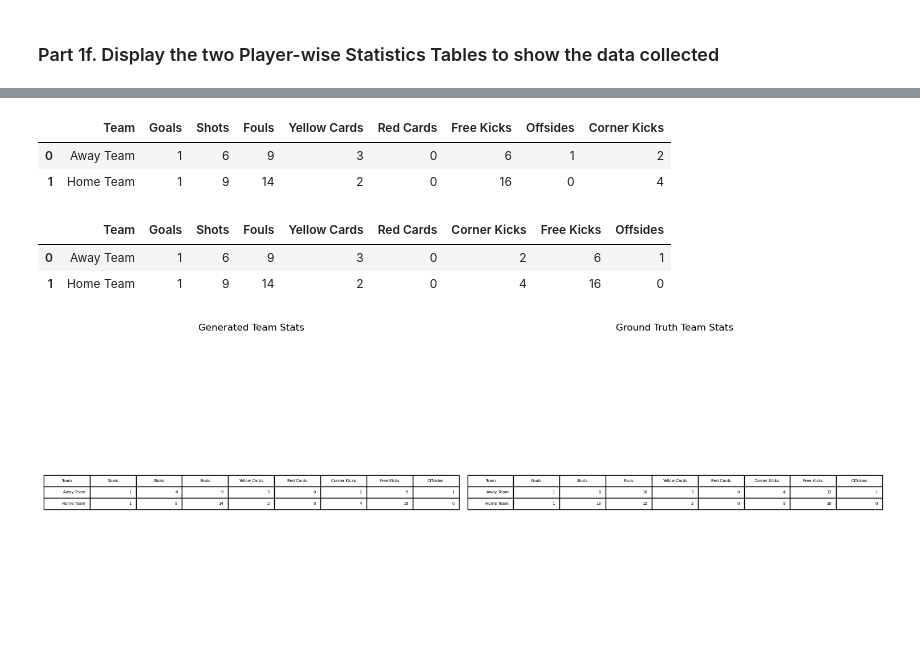
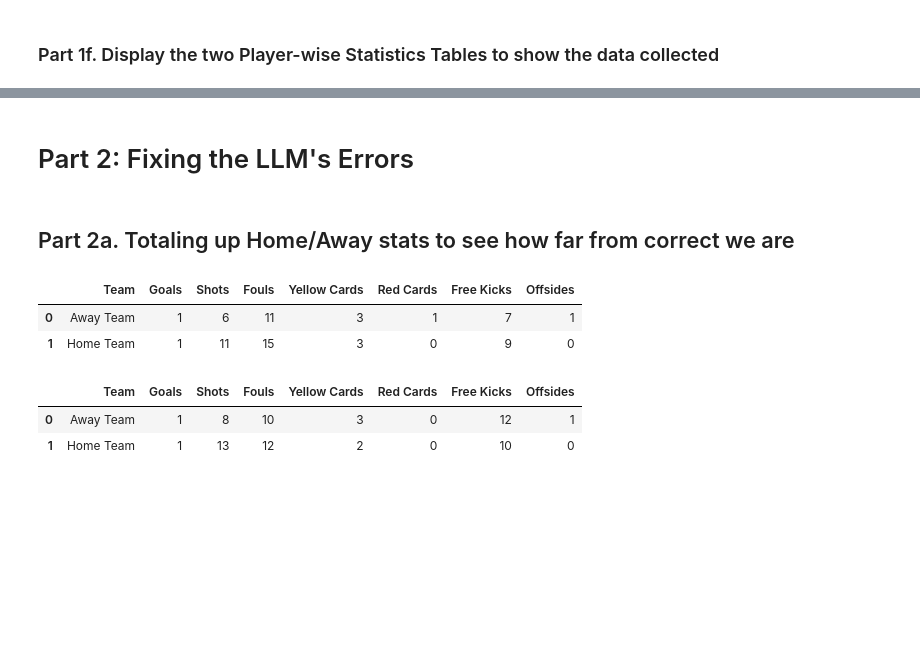
Before and after one commit to rishabhbaral-asu/SportsBench, a Jupyter notebook: LiveSum.ipynb, the cells around one changed output, grey strips where cells are left out. Saved outputs shown, nothing was run; the diff lists cells and outputs as text; code cells hidden in the pictures; blank space fills up the shorter version.

```diff
--- a/LiveSum.ipynb
+++ b/LiveSum.ipynb
@@ -293,36 +343,38 @@ plt.show()
-# %%
-# Display the team-wise stats table
-display(team_stats_df)
-# %% [output]
-|  | Team | Goals | Shots | Fouls | Yellow Cards | Red Cards | Free Kicks | Offsides | Corner Kicks |
-| 0 | Away Team | 1 | 6 | 9 | 3 | 0 | 6 | 1 | 2 |
-| 1 | Home Team | 1 | 9 | 14 | 2 | 0 | 16 | 0 | 4 |
-# %%
-# Reorder the columns in team_stats_df to match the order in table_df
-team_stats_df = team_stats_df[table_df.columns]
-
-# Display the updated DataFrame
-display(team_stats_df)
-# %% [output]
-|  | Team | Goals | Shots | Fouls | Yellow Cards | Red Cards | Corner Kicks | Free Kicks | Offsides |
-| 0 | Away Team | 1 | 6 | 9 | 3 | 0 | 2 | 6 | 1 |
-| 1 | Home Team | 1 | 9 | 14 | 2 | 0 | 4 | 16 | 0 |
-# %%
-fig, axes = plt.subplots(1, 2, figsize=(15, 6))
-
-# Plot the generated/calculated team stats table
-axes[0].axis('tight')
-axes[0].axis('off')
-axes[0].table(cellText=team_stats_df.values, colLabels=team_stats_df.columns, loc='center')
-axes[0].set_title('Generated Team Stats')
-
-# Plot the table from the data
-axes[1].axis('tight')
-axes[1].axis('off')
-axes[1].table(cellText=table_df.values, colLabels=table_df.columns, loc='center')
-axes[1].set_title('Ground Truth Team Stats')
-
-plt.tight_layout()
-plt.show()
-# %% [output]
-[figure, removed]
+# %% [markdown]
+# Part 2: Fixing the LLM's Errors
+# %% [markdown]
+## Part 2a. Totaling up Home/Away stats to see how far from correct we are
+# %%
+# Calculate column-wise sums for home and away dataframes
+home_team_stats = home_df.iloc[:, 1:].sum()
+away_team_stats = away_df.iloc[:, 1:].sum()
+
+# Create a new dataframe for team-wise stats
+team_stats = pd.DataFrame({
+    'Team': ['Home Team', 'Away Team'],
+    'Goals': [home_team_stats['Goals'], away_team_stats['Goals']],
+    'Shots': [home_team_stats['Shots Taken'], away_team_stats['Shots Taken']],
+    'Fouls': [home_team_stats['Fouls'], away_team_stats['Fouls']],
+    'Yellow Cards': [home_team_stats['Yellow Cards'], away_team_stats['Yellow Cards']],
+    'Red Cards': [home_team_stats['Red Cards'], away_team_stats['Red Cards']],
+    'Free Kicks': [home_team_stats['Free Kicks'], away_team_stats['Free Kicks']],
+    'Offsides': [home_team_stats['Offsides'], away_team_stats['Offsides']]
+})
+# Invert the rows to match the format of the ground truth table
+team_stats = team_stats.iloc[::-1].reset_index(drop=True)
+# Display the team-wise stats
+display(team_stats)
+# %% [output]
+|  | Team | Goals | Shots | Fouls | Yellow Cards | Red Cards | Free Kicks | Offsides |
+| 0 | Away Team | 1 | 6 | 11 | 3 | 1 | 7 | 1 |
+| 1 | Home Team | 1 | 11 | 15 | 3 | 0 | 9 | 0 |
+# %%
+# Drop the 'Corner Kicks' column from table_df
+table_df = table_df.drop(columns=['Corner Kicks'])
+
+# Display the updated DataFrame
+display(table_df)
+# %% [output]
+|  | Team | Goals | Shots | Fouls | Yellow Cards | Red Cards | Free Kicks | Offsides |
+| 0 | Away Team | 1 | 8 | 10 | 3 | 0 | 12 | 1 |
+| 1 | Home Team | 1 | 13 | 12 | 2 | 0 | 10 | 0 |
```
Also changed, not shown: parts of 9 cells of this notebook.
